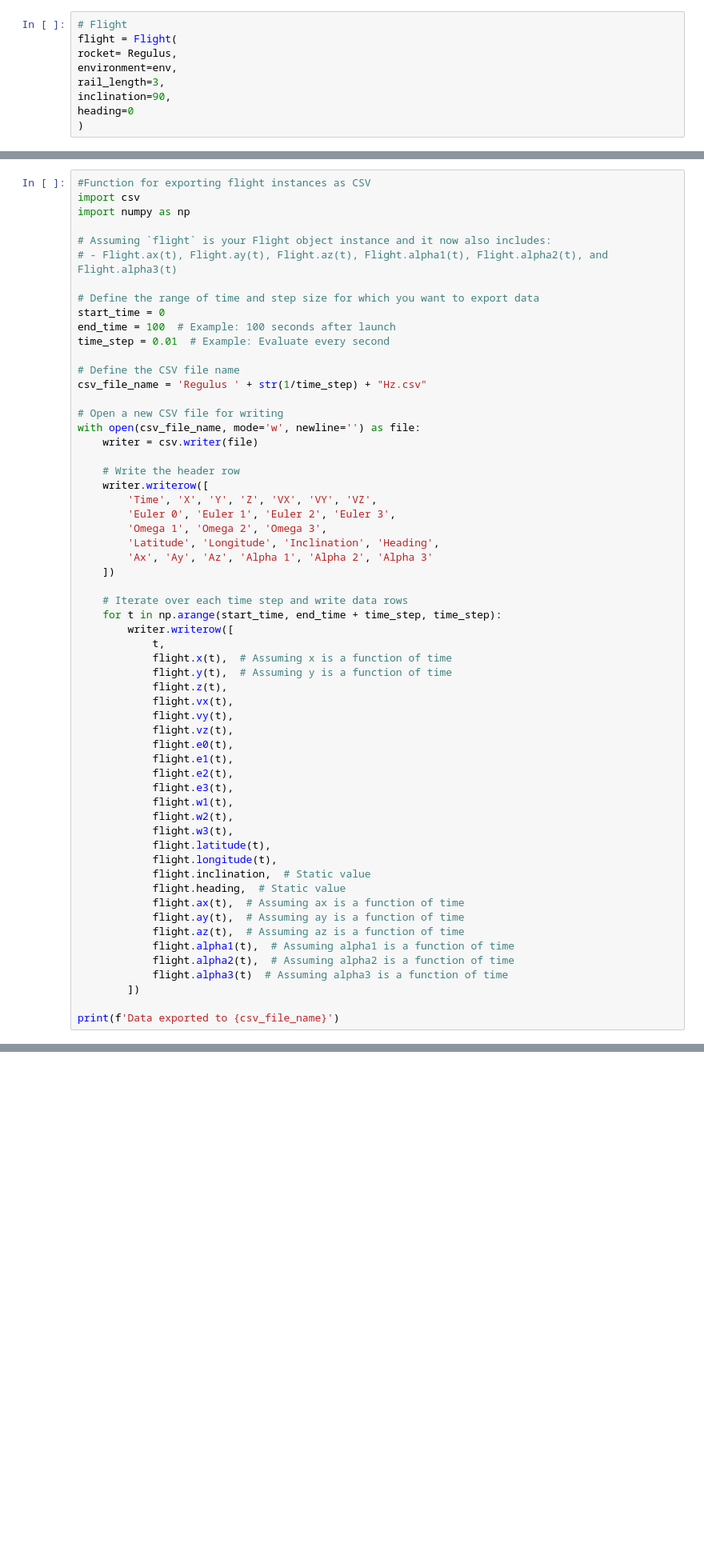
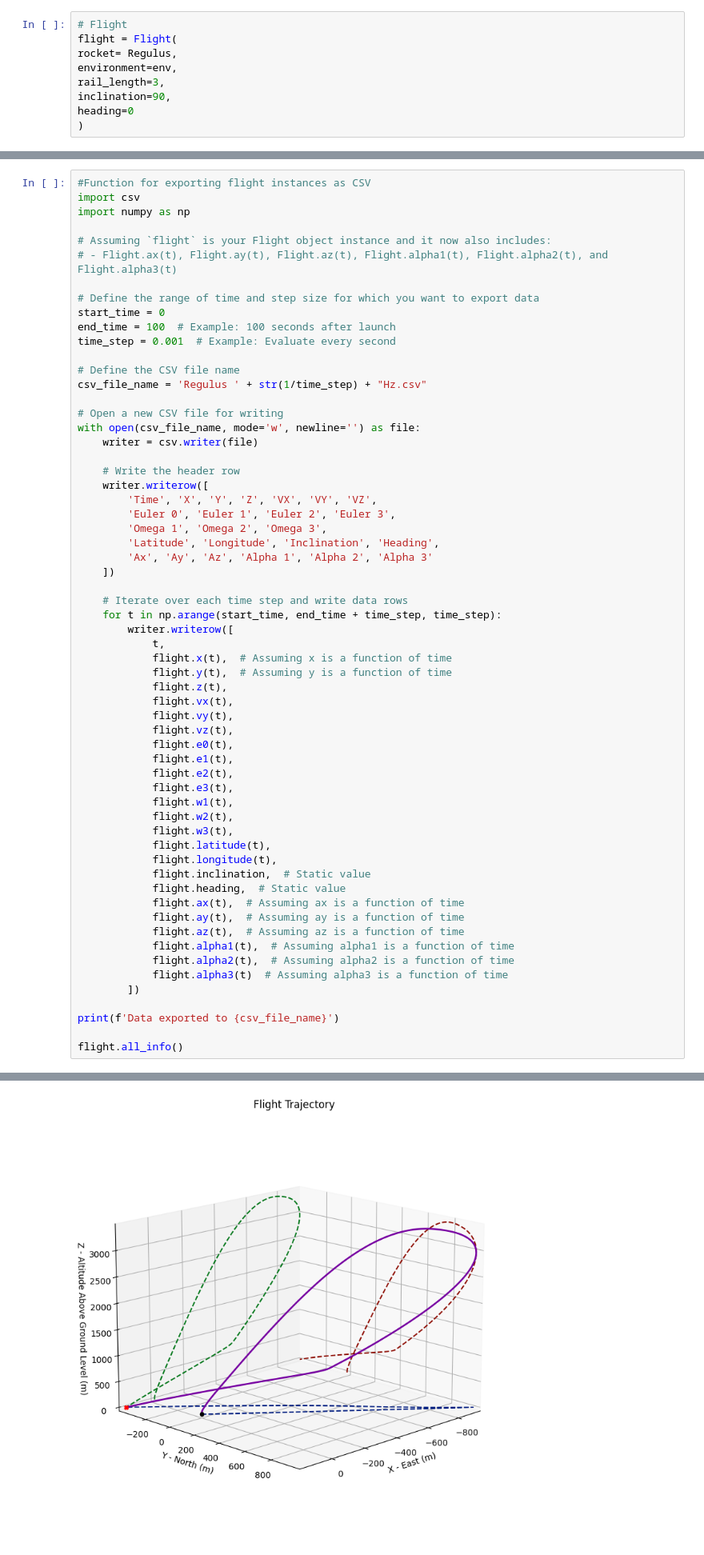
Before and after one commit to JackJohnston02/apogee-prediction, a Jupyter notebook: rocketPy/NAV_Regulus_testdata.ipynb, the cells around one changed output, grey strips where cells are left out. Shown at 80% size. Cells and saved outputs as stored; diff of their text form; blank space fills up the shorter version.

```diff
--- a/rocketPy/NAV_Regulus_testdata.ipynb
+++ b/rocketPy/NAV_Regulus_testdata.ipynb
@@ -147,7 +150,7 @@ import numpy as np
 # Define the range of time and step size for which you want to export data
 start_time = 0
 end_time = 100  # Example: 100 seconds after launch
-time_step = 0.01  # Example: Evaluate every second
+time_step = 0.001  # Example: Evaluate every second
 
 # Define the CSV file name
 csv_file_name = 'Regulus ' + str(1/time_step) + "Hz.csv"
@@ -195,5 +198,7 @@ with open(csv_file_name, mode='w', newline='') as file:
         ])
 
 print(f'Data exported to {csv_file_name}')
+
+flight.all_info()
 # %% [output]
 Data exported to Regulus 100.0Hz.csv
@@ -199,0 +221 @@ Data exported to Regulus 100.0Hz.csv
+[figure, added]
```
Also changed, not shown: parts of 6 cells of this notebook, 7 other files.
